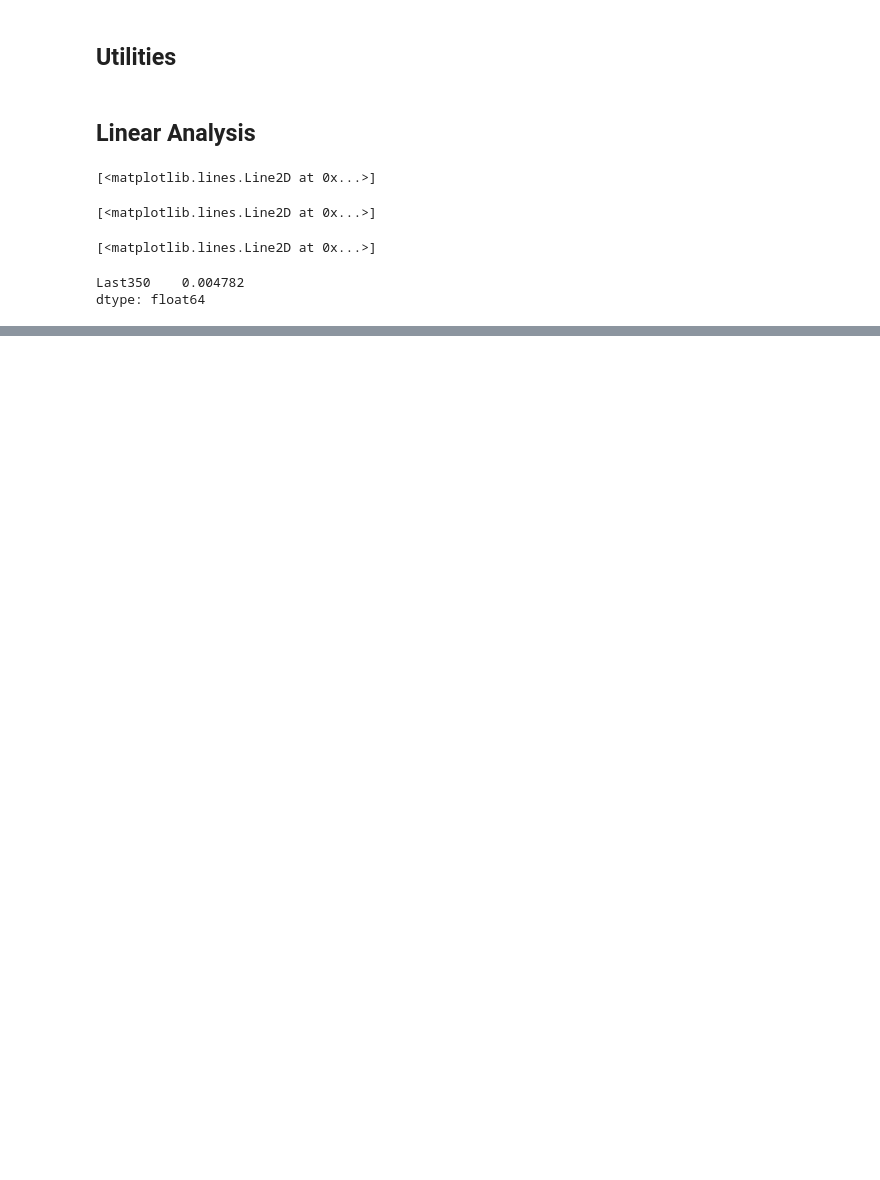
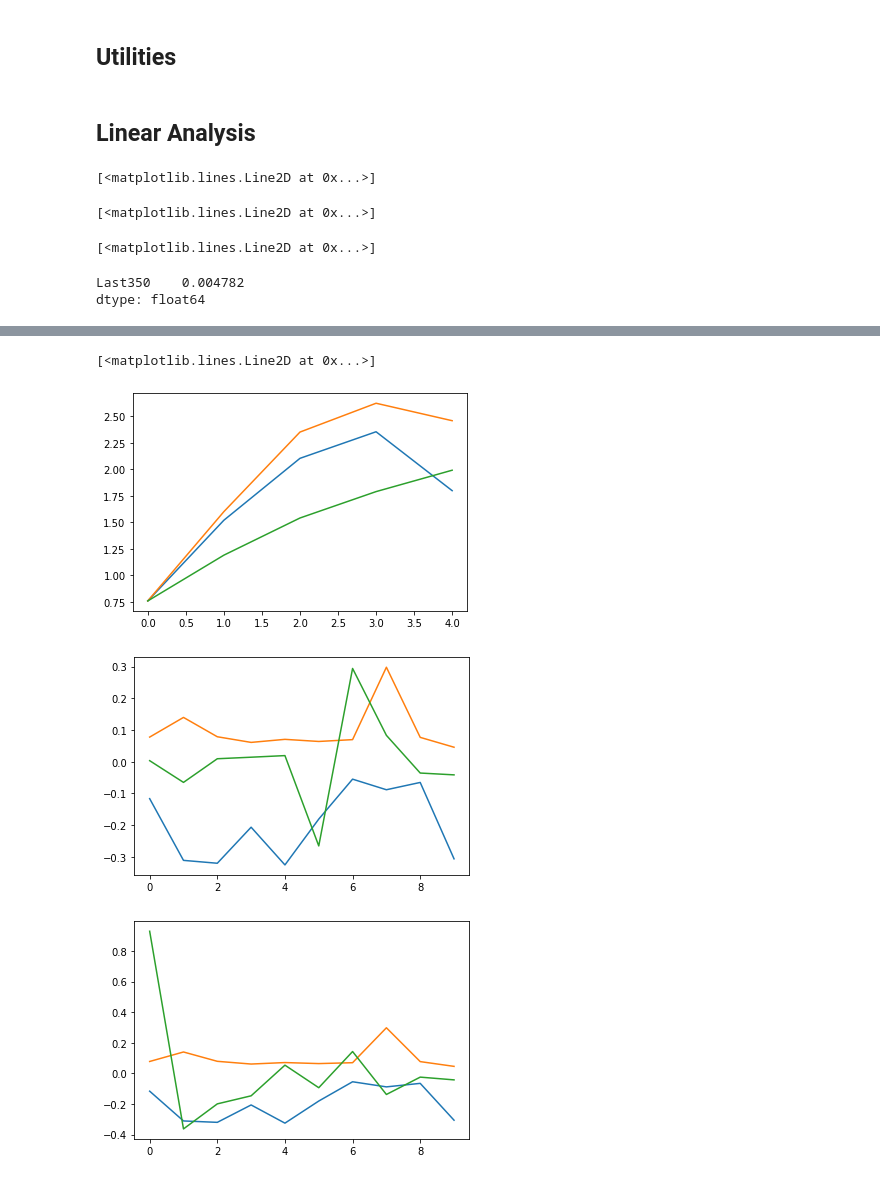
Before and after one commit to anestiskaim11/time-series-analysis, a Jupyter notebook: team1/last350.ipynb, the cells around one changed output, grey strips where cells are left out. Saved outputs shown, nothing was run; the diff lists cells and outputs as text; code cells hidden in the pictures; blank space fills up the shorter version.

```diff
--- a/team1/last350.ipynb
+++ b/team1/last350.ipynb
@@ -477,0 +506,60 @@ plt.legend(["predictions", "testing set"])
+# %%
+from sklearn.utils import shuffle
+bootstraps = []
+for i in range(40):
+    bootstraps.append(shuffle(resid))
+# %%
+import nolds
+acfs = []
+pacfs = []
+for i in range(40):
+  acfs.append(get_acf(bootstraps[i], show=False))
+  pacfs.append(get_pacf(bootstraps[i], show=False))
+
+minmaxa = []
+for i in range(10):
+  minmaxa.append([float("inf"), -float("inf")])
+for i in range(10):
+  for j in range(40):
+    if acfs[j][i] < minmaxa[i][0]:
+      minmaxa[i][0] = acfs[j][i]
+    if acfs[j][i] > minmaxa[i][1]:
+      minmaxa[i][1] = acfs[j][i]
+
+minmaxp = []
+for i in range(10):
+  minmaxp.append([float("inf"), -float("inf")])
+for i in range(10):
+  for j in range(40):
+    if acfs[j][i] < minmaxp[i][0]:
+      minmaxp[i][0] = acfs[j][i]
+    if acfs[j][i] > minmaxp[i][1]:
+      minmaxp[i][1] = acfs[j][i]
+
+minmaxm = []
+for i in range(5):
+  minmaxm.append([float("inf"), -float("inf")])
+for i in range(5):
+  for j in range(40):
+    m, _, _, _ = correlationdimension(bootstraps[j], tau=1, m_max=5)
+    if m[i] < minmaxm[i][0]:
+      minmaxm[i][0] = m[i]
+    if m[i] > minmaxm[i][1]:
+      minmaxm[i][1] = m[i]
+
+m, _, _, _ = correlationdimension(resid, tau=1, m_max=10)
+plt.plot(minmaxm)
+plt.plot(m[:5])
+
+plt.figure()
+plt.plot(minmaxa)
+plt.plot(get_acf(resid, show=False))
+
+plt.figure()
+plt.plot(minmaxp)
+plt.plot(get_pacf(diffs, show=False))
+# %% [output]
+[<matplotlib.lines.Line2D at 0x...>]
+[figure, added]
+[figure, added]
+[figure, added]
```
Also changed, not shown: parts of 6 cells of this notebook, 1 other file.
